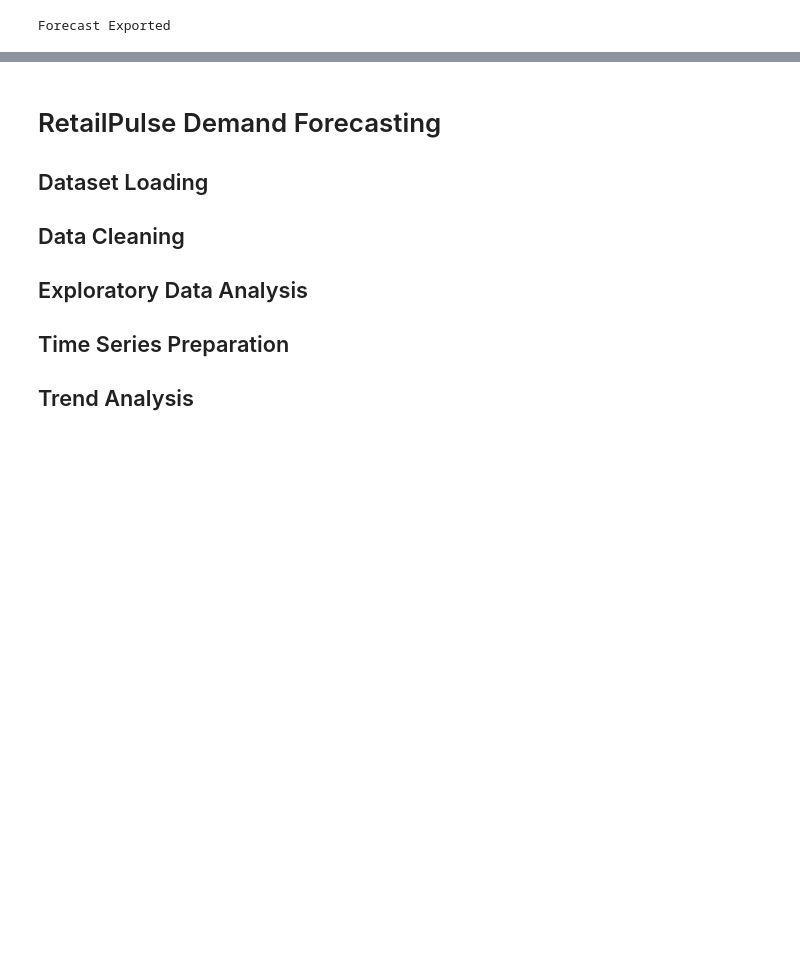
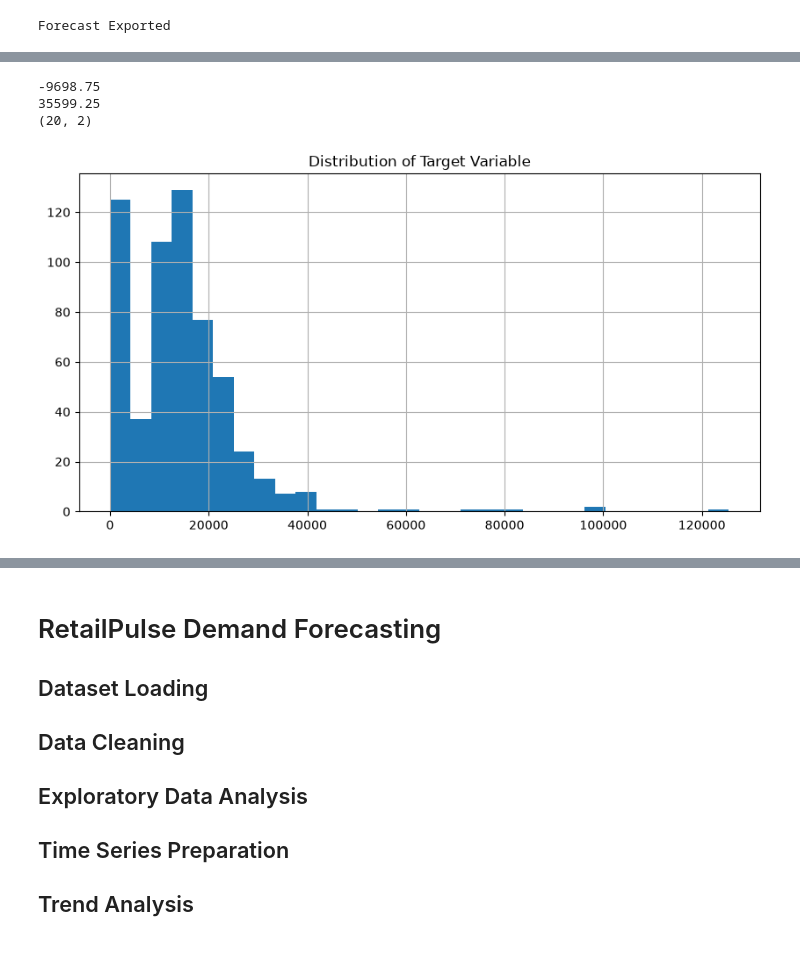
Before and after one commit to codeplayboy/RetailPulse-Zidio, a Jupyter notebook: notebooks/06_demand_forecasting.ipynb, the cells around one changed output, grey strips where cells are left out. Saved outputs shown, nothing was run; the diff lists cells and outputs as text; code cells hidden in the pictures; blank space fills up the shorter version.

```diff
--- a/notebooks/06_demand_forecasting.ipynb
+++ b/notebooks/06_demand_forecasting.ipynb
@@ -601,0 +725,25 @@ Forecast Exported
+# %%
+Q1 = train["y"].quantile(0.25)
+Q3 = train["y"].quantile(0.75)
+IQR = Q3 - Q1
+
+lower = Q1 - 1.5 * IQR
+upper = Q3 + 1.5 * IQR
+
+print(lower)
+print(upper)
+
+print(train[(train["y"] < lower) | (train["y"] > upper)].shape)
+# %% [output]
+-9698.75
+35599.25
+(20, 2)
+# %%
+import matplotlib.pyplot as plt
+
+plt.figure(figsize=(10,5))
+train["y"].hist(bins=30)
+plt.title("Distribution of Target Variable")
+plt.show()
+# %% [output]
+[figure, added]
```
Also changed, not shown: parts of 52 cells of this notebook, 11 other files.
